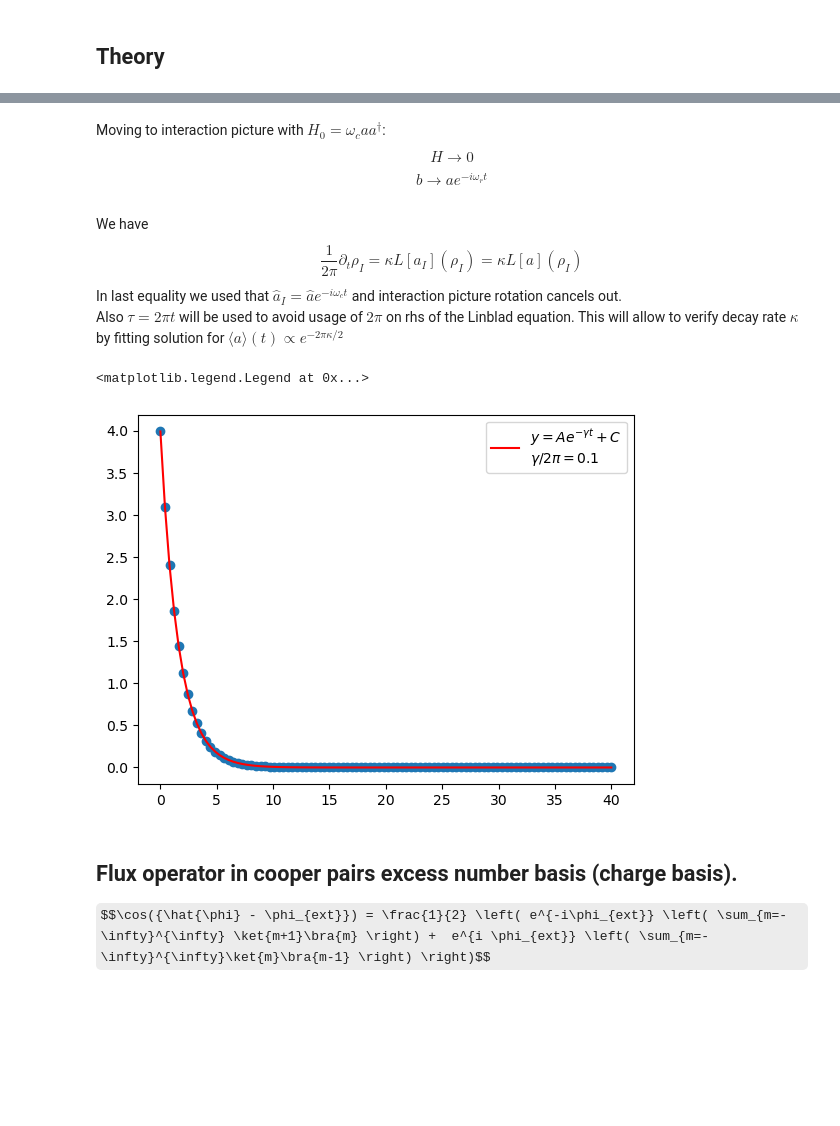
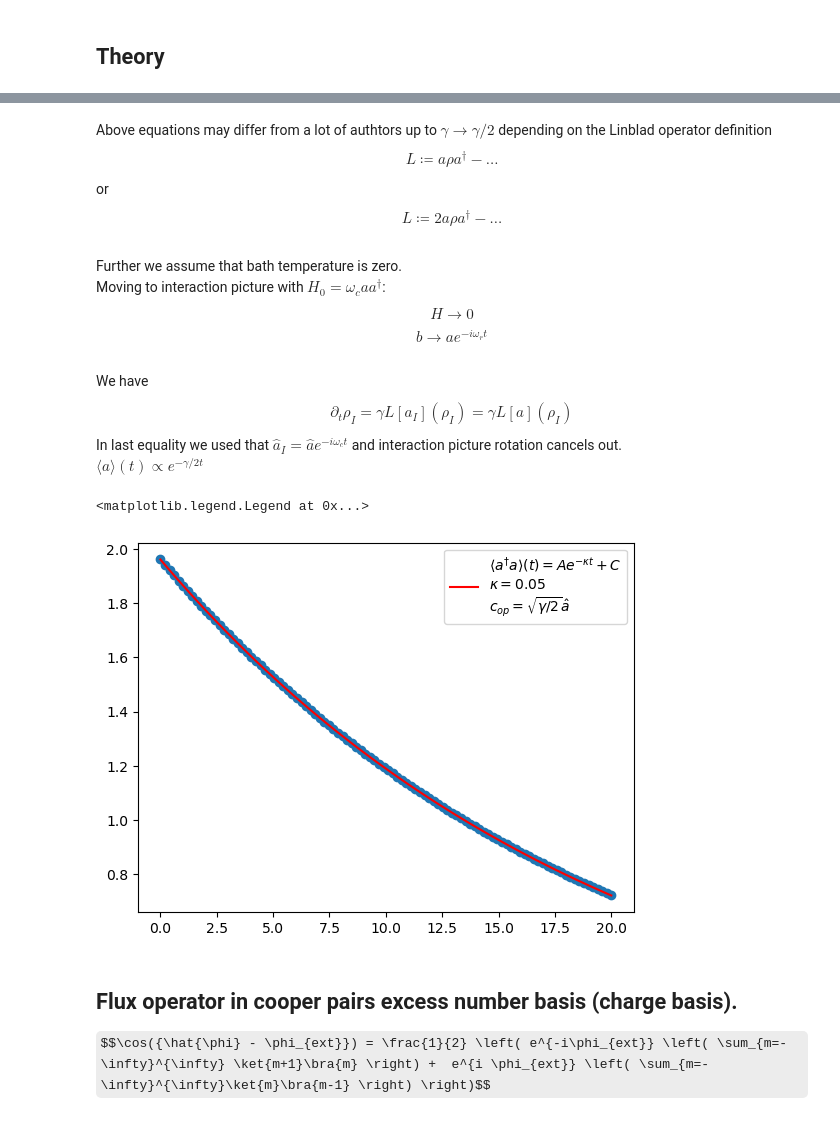
Before and after one commit to shamil777/simulations, a Jupyter notebook: Transmon dispersive shift CW readout curve.ipynb, the cells around one changed output, grey strips where cells are left out. Cells and saved outputs as stored; diff of their text form; code cells hidden in the pictures; some formulas as TeX source; blank space fills up the shorter version.

Commit message:
boson bath decay rates for qutip/zagoskin/gardiner

```diff
--- a/Transmon dispersive shift CW readout curve.ipynb
+++ b/Transmon dispersive shift CW readout curve.ipynb
@@ -224,42 +217,51 @@ Something with integration of $1/x$ and also neglecting $\kappa'_{+}$ doesn't ma
+# %% [markdown]
+Above equations may differ from a lot of authtors up to $\gamma \rightarrow \gamma/2$ depending on the Linblad operator definition
+$$L \coloneqq a \rho a^{\dag} - ...$$
+or
+$$L \coloneqq 2 a \rho a^{\dag} - ... $$
 # %% [markdown]
+Further we assume that bath temperature is zero.<br>
 Moving to interaction picture with $H_0 = \omega_c a a^{\dag}$:
 $$ H \rightarrow 0 $$
 $$ b \rightarrow a e^{-i \omega_r t} $$
 # %% [markdown]
 We have
-$$ \frac{1}{2\pi}\partial_t \rho_I =\kappa L[a_I](\rho_I) =  \kappa L[a](\rho_I)$$
+$$ \partial_t \rho_I = \gamma L[a_I](\rho_I) =  \gamma L[a](\rho_I)$$
 In last equality we used that $\hat{a}_I = \hat{a} e^{-i\omega_c t}$ and interaction picture rotation cancels out.<br>
-Also $\tau = 2\pi t$ will be used to avoid usage of $2\pi$ on rhs of the Linblad equation. This will allow to verify decay rate $\kappa$ by fitting solution for $\langle a \rangle(t) \propto e^{-2\pi \kappa/2}$
+ $\langle a \rangle(t) \propto e^{-\gamma/2 t}$
 # %%
-kappa = 0.1
+gamma = 0.2
 n_basis = 10
 alpha = 2
 psi_0 = qp.coherent(N=n_basis, alpha=alpha)
 a = qp.destroy(N=n_basis)
 
-times = np.linspace(0,40, 100)
-taus = 2*np.pi*times
+times = np.linspace(0,20, 100)
+
+# monte-carlo solution
+
 
 # linblad solution
-sol_res = qp.mesolve(H=qp.qzero(n_basis), rho0=psi_0, tlist=taus, c_ops=[np.sqrt(kappa)*a], e_ops=[qp.num(n_basis)])
+sol_res = qp.mesolve(H=qp.qzero(n_basis), rho0=psi_0, tlist=times, c_ops=[np.sqrt(gamma)*a], e_ops=[a])
 y = sol_res.expect[0]
 # fit with decay exponent
 def f(t, *p):
     y = p[0]*np.exp(- p[1]*t) + p[2]
     return y
-fit_res = sp.optimize.curve_fit(f, times, y, p0=[alpha, kappa, 0])
+fit_res = sp.optimize.curve_fit(f, times, y, p0=[alpha, 5*kappa, 0])
 
 fig, ax = plt.subplots(1,1)
 ax.scatter(times, y)
 ax.plot(
     times, f(times, *fit_res[0]), 'r-',
-      label=r"$y = A e^{-\gamma t} + C$" + "\n" +
-      fr"$\gamma/2\pi = {fit_res[0][1]/2/np.pi:.4}$"
+      label=r"$\langle a^{\dag}a \rangle (t) = A e^{-\kappa t} + C$" + "\n" +
+      fr"$\kappa = {fit_res[0][1]:.4}$" + "\n" +
+      r"$ c_{op} = \sqrt{\gamma/2} \hat{a}$"
 )
 ax.legend()
 # %% [output]
 <matplotlib.legend.Legend at 0x...>
-[figure, old version]
+[figure, new version]
 # %% [markdown]
 ## Flux operator in cooper pairs excess number basis (charge basis).
 $$\cos({\hat{\phi} - \phi_{ext}}) = \frac{1}{2} \left( e^{-i\phi_{ext}} \left( \sum_{m=-\infty}^{\infty} \ket{m+1}\bra{m} \right) +  e^{i \phi_{ext}} \left( \sum_{m=-\infty}^{\infty}\ket{m}\bra{m-1} \right) \right)$$
```
Also changed, not shown: parts of 1 cell of this notebook.
